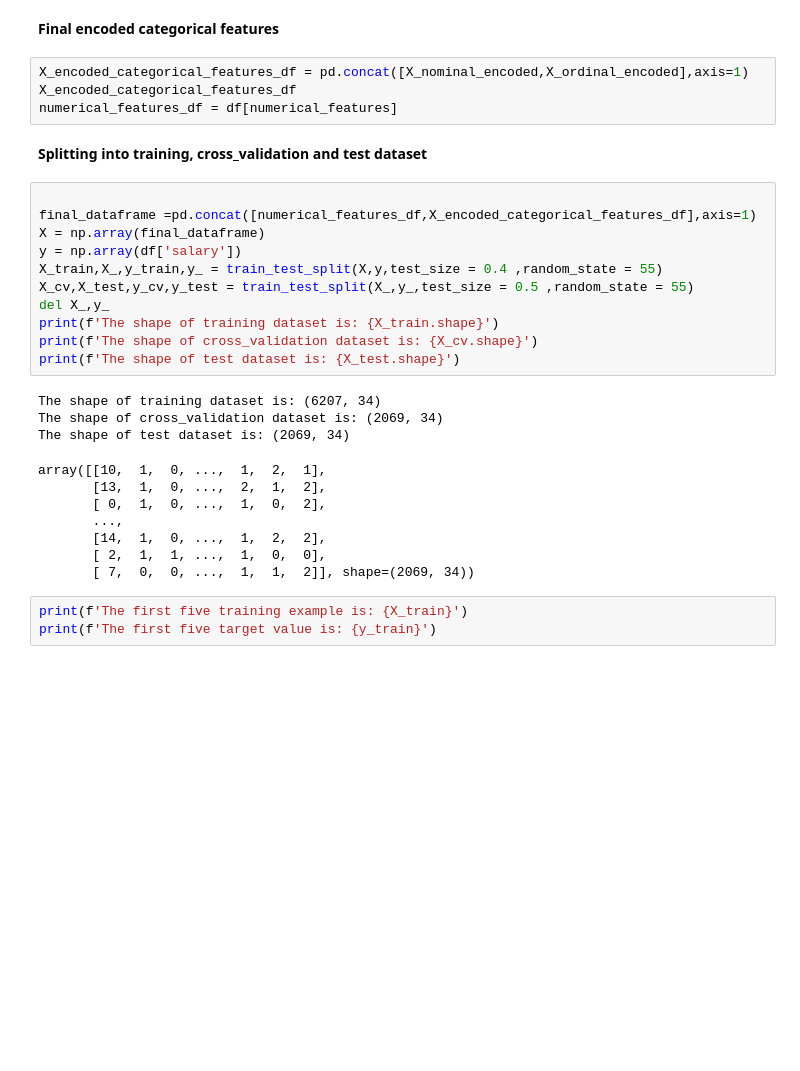
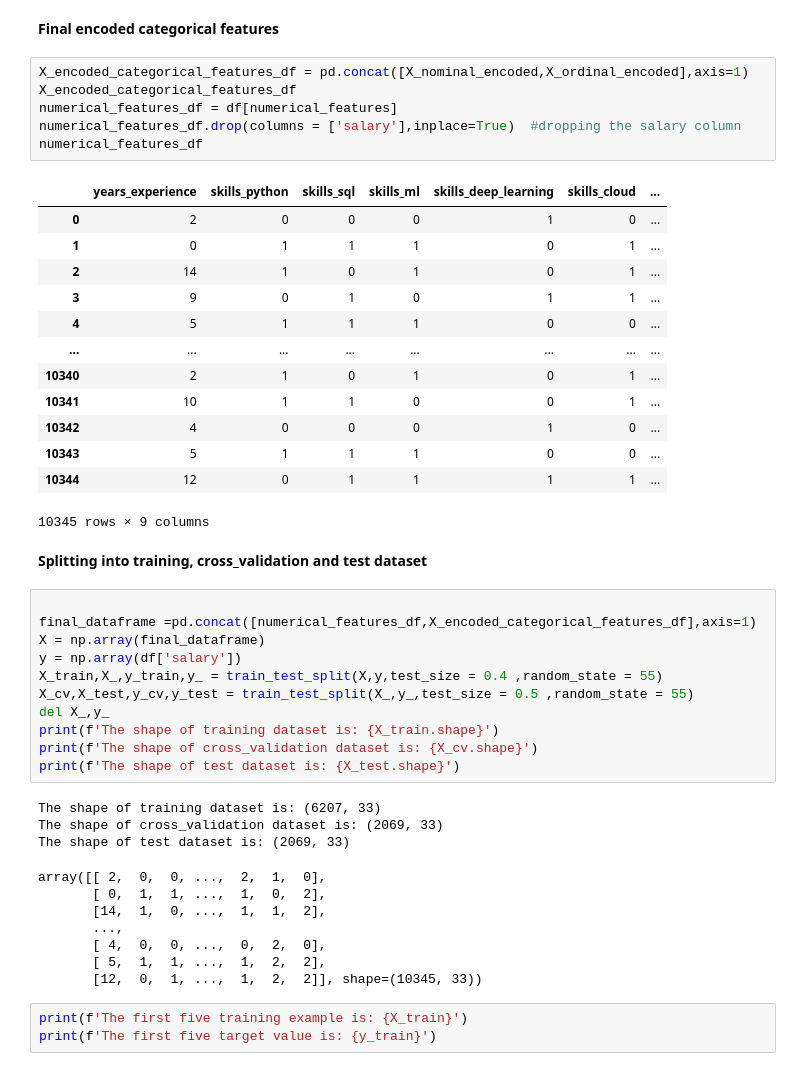
Before and after one commit to AsokTamang/Data_science, a Jupyter notebook: notebook/model_trainer.ipynb, the cells around one changed output. Drawn from its saved outputs; the diff is of its cells as text; blank space fills up the shorter version.

```diff
--- a/notebook/model_trainer.ipynb
+++ b/notebook/model_trainer.ipynb
@@ -125,7 +125,23 @@ X_ordinal_encoded
 # %%
 X_encoded_categorical_features_df = pd.concat([X_nominal_encoded,X_ordinal_encoded],axis=1)
 X_encoded_categorical_features_df
 numerical_features_df = df[numerical_features]
+numerical_features_df.drop(columns = ['salary'],inplace=True)  #dropping the salary column
+numerical_features_df
+# %% [output]
+|  | years_experience | skills_python | skills_sql | skills_ml | skills_deep_learning | skills_cloud | ... |
+| 0 | 2 | 0 | 0 | 0 | 1 | 0 | ... |
+| 1 | 0 | 1 | 1 | 1 | 0 | 1 | ... |
+| 2 | 14 | 1 | 0 | 1 | 0 | 1 | ... |
+| 3 | 9 | 0 | 1 | 0 | 1 | 1 | ... |
+| 4 | 5 | 1 | 1 | 1 | 0 | 0 | ... |
+| ... | ... | ... | ... | ... | ... | ... | ... |
+| 10340 | 2 | 1 | 0 | 1 | 0 | 1 | ... |
+| 10341 | 10 | 1 | 1 | 0 | 0 | 1 | ... |
+| 10342 | 4 | 0 | 0 | 0 | 1 | 0 | ... |
+| 10343 | 5 | 1 | 1 | 1 | 0 | 0 | ... |
+| 10344 | 12 | 0 | 1 | 1 | 1 | 1 | ... |
+10345 rows × 9 columns
 # %% [markdown]
 **Splitting into training, cross_validation and test dataset**
 # %%
@@ -140,16 +156,16 @@ print(f'The shape of training dataset is: {X_train.shape}')
 print(f'The shape of cross_validation dataset is: {X_cv.shape}')
 print(f'The shape of test dataset is: {X_test.shape}')
 # %% [output]
-The shape of training dataset is: (6207, 34)
-The shape of cross_validation dataset is: (2069, 34)
-The shape of test dataset is: (2069, 34)
+The shape of training dataset is: (6207, 33)
+The shape of cross_validation dataset is: (2069, 33)
+The shape of test dataset is: (2069, 33)
-array([[10,  1,  0, ...,  1,  2,  1],
-       [13,  1,  0, ...,  2,  1,  2],
-       [ 0,  1,  0, ...,  1,  0,  2],
+array([[ 2,  0,  0, ...,  2,  1,  0],
+       [ 0,  1,  1, ...,  1,  0,  2],
+       [14,  1,  0, ...,  1,  1,  2],
        ...,
-       [14,  1,  0, ...,  1,  2,  2],
-       [ 2,  1,  1, ...,  1,  0,  0],
-       [ 7,  0,  0, ...,  1,  1,  2]], shape=(2069, 34))
+       [ 4,  0,  0, ...,  0,  2,  0],
+       [ 5,  1,  1, ...,  1,  2,  2],
+       [12,  0,  1, ...,  1,  2,  2]], shape=(10345, 33))
 # %%
 print(f'The first five training example is: {X_train}')
 print(f'The first five target value is: {y_train}')
```
Also changed, not shown: parts of 8 cells of this notebook.
